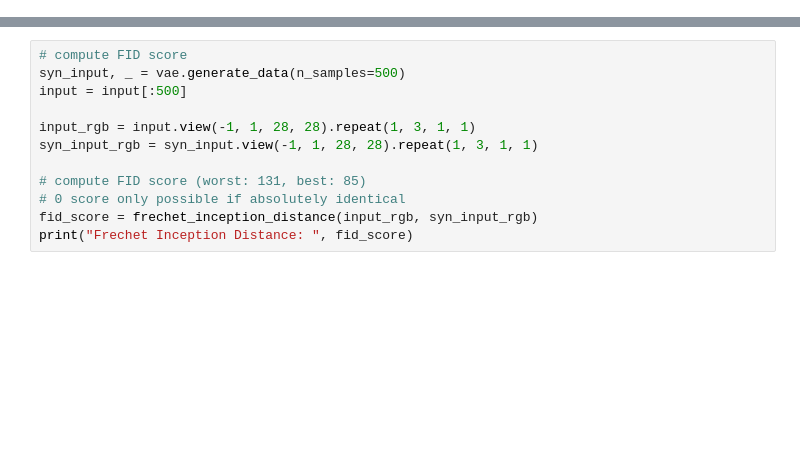
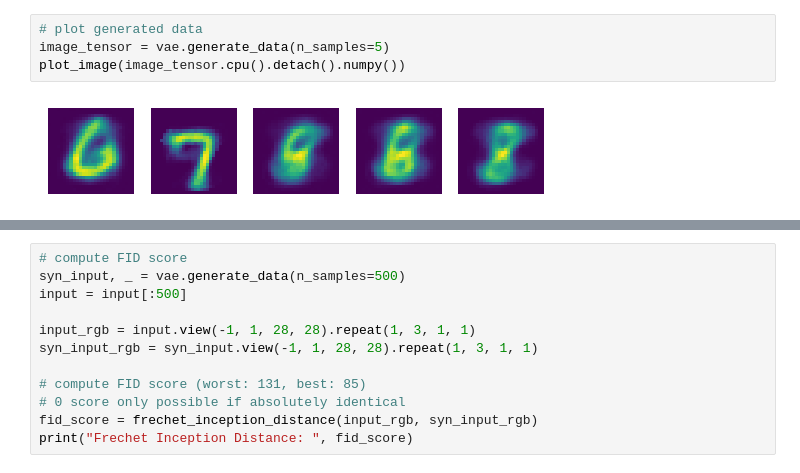
Before and after one commit to alexojica/research-project-experiments, a Jupyter notebook: src/mnist.ipynb, the cells around one changed output, grey strips where cells are left out. Cells and saved outputs as stored; diff of their text form; blank space fills up the shorter version.

```diff
--- a/src/mnist.ipynb
+++ b/src/mnist.ipynb
@@ -118,0 +43,6 @@ plot_training_result(
+# %%
+# plot generated data
+image_tensor = vae.generate_data(n_samples=5)
+plot_image(image_tensor.cpu().detach().numpy())
+# %% [output]
+[figure, added]
```
Also changed, not shown: parts of 12 cells of this notebook.
